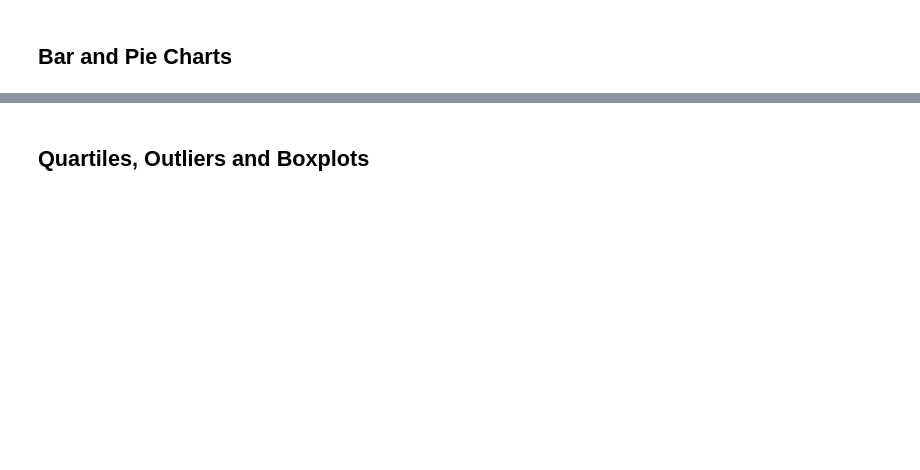
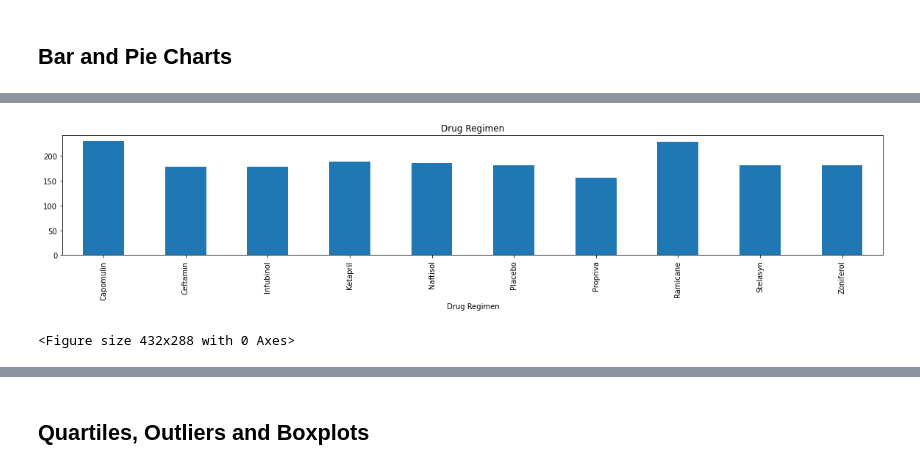
Before and after one commit to VOrtega1/Pharmaceutical_Analysis_matplotlib, a Jupyter notebook: pymaceuticals_starter.ipynb, the cells around one changed output, grey strips where cells are left out. Saved outputs shown, nothing was run; the diff lists cells and outputs as text; code cells hidden in the pictures; blank space fills up the shorter version.

```diff
--- a/pymaceuticals_starter.ipynb
+++ b/pymaceuticals_starter.ipynb
@@ -37,2 +103,5 @@ Meta_data_complete_pd
 # %%
 # Getting the duplicate mice by ID number that shows up for Mouse ID and Timepoint.
+
+df = Meta_data_complete_pd.drop([909, 911, 913, 915, 917])
+df
@@ -65,4 +233,7 @@ print(california_data['Population'].mode())
 # %% [markdown]
 ## Bar and Pie Charts
 # %%
-# Generate a bar plot showing the total number of unique mice tested on each drug regimen using pandas.
+# Generate a bar plot showing the total number of unique mice tested on each drug regimen using pyplot.
+uniqueMice = df.groupby('Drug Regimen')
+drug_count = uniqueMice['Mouse ID'].count()
+print(drug_count)
@@ -69,2 +253,14 @@ print(california_data['Population'].mode())
 # %%
-# Generate a bar plot showing the total number of unique mice tested on each drug regimen using pyplot.
+# Generate a bar plot showing the total number of unique mice tested on each drug regimen using pandas.
+
+
+drug_count.plot(kind="bar", figsize=(20,3))
+
+# Set a title for the chart
+plt.title("Drug Regimen")
+
+plt.show()
+plt.tight_layout()
+# %% [output]
+[figure, added]
+<Figure size 432x288 with 0 Axes>
```
Also changed, not shown: parts of 28 cells of this notebook, 3 other files.
